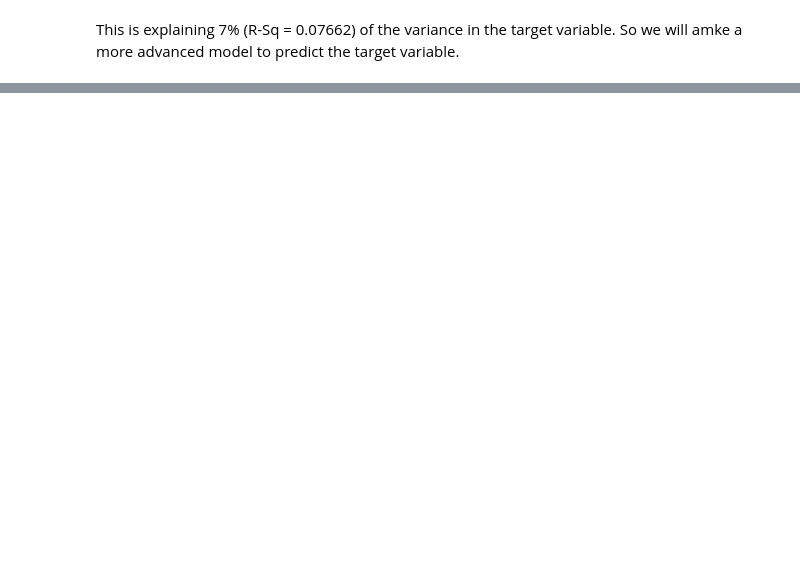
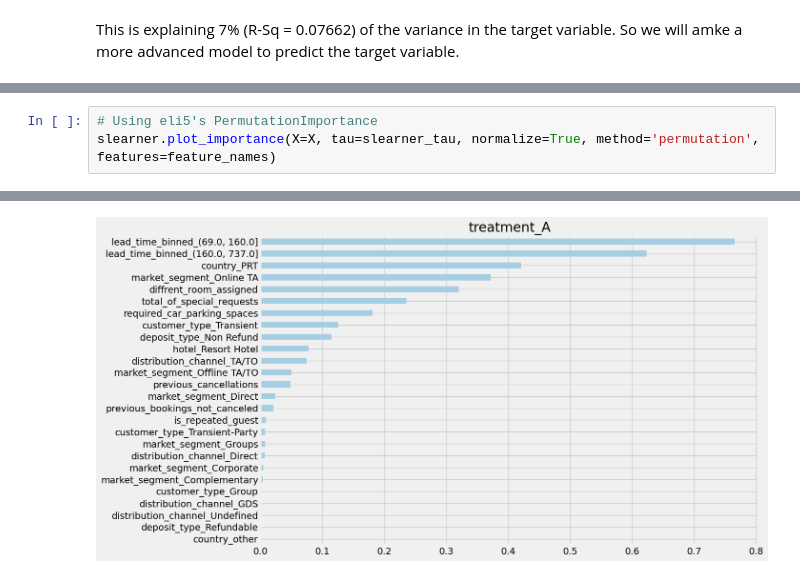
Before and after one commit to krishangupta33/Causal-Inference, a Jupyter notebook: Causal_ML.ipynb, the cells around one changed output, grey strips where cells are left out. Drawn from its saved outputs; the diff is of its cells as text; blank space fills up the shorter version.

```diff
--- a/Causal_ML.ipynb
+++ b/Causal_ML.ipynb
@@ -256,0 +502,4 @@ This is explaining 7% (R-Sq = 0.07662) of the variance in the target variable. S
+# %%
+# Using eli5's PermutationImportance
+slearner.plot_importance(X=X, tau=slearner_tau, normalize=True, method='permutation', features=feature_names)
+# %% [output]
@@ -256,0 +523 @@ This is explaining 7% (R-Sq = 0.07662) of the variance in the target variable. S
+[figure, added]
```
Also changed, not shown: parts of 26 cells of this notebook.
